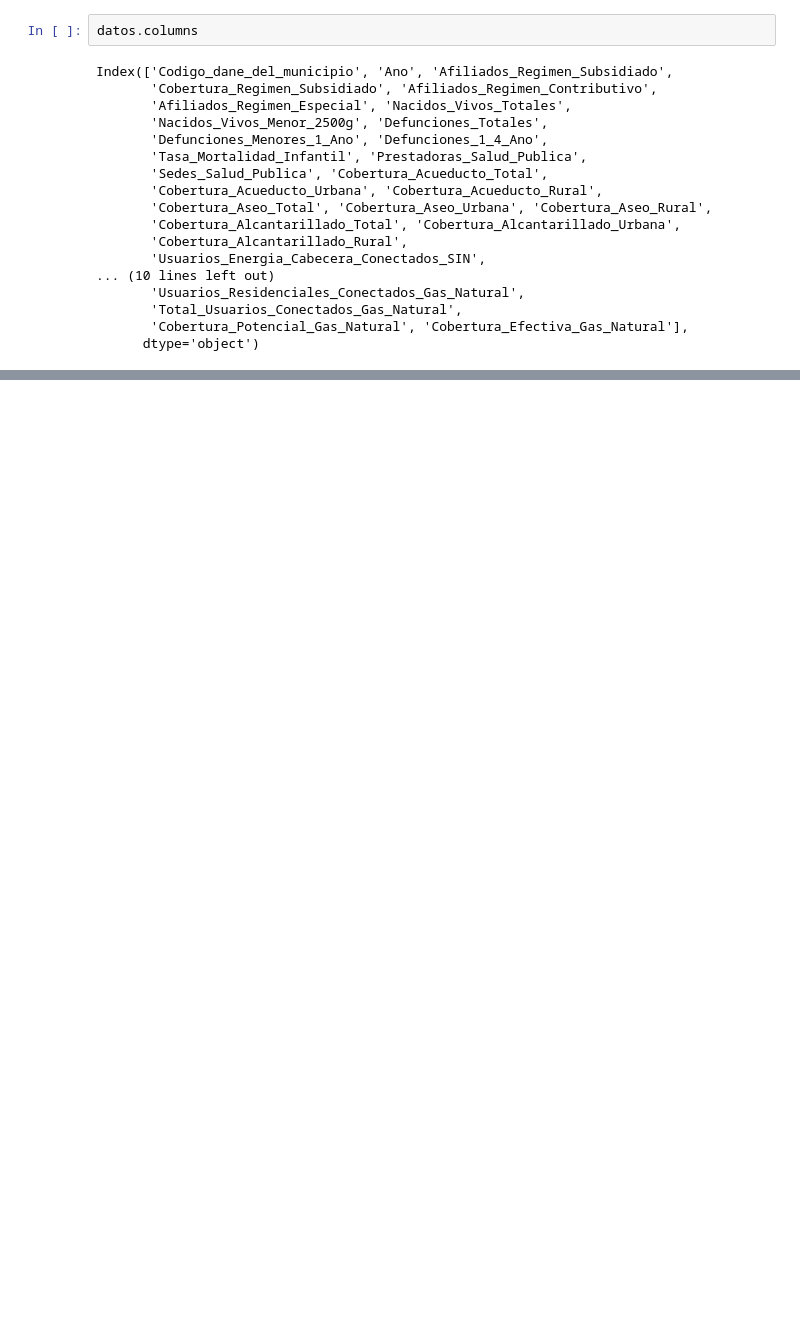
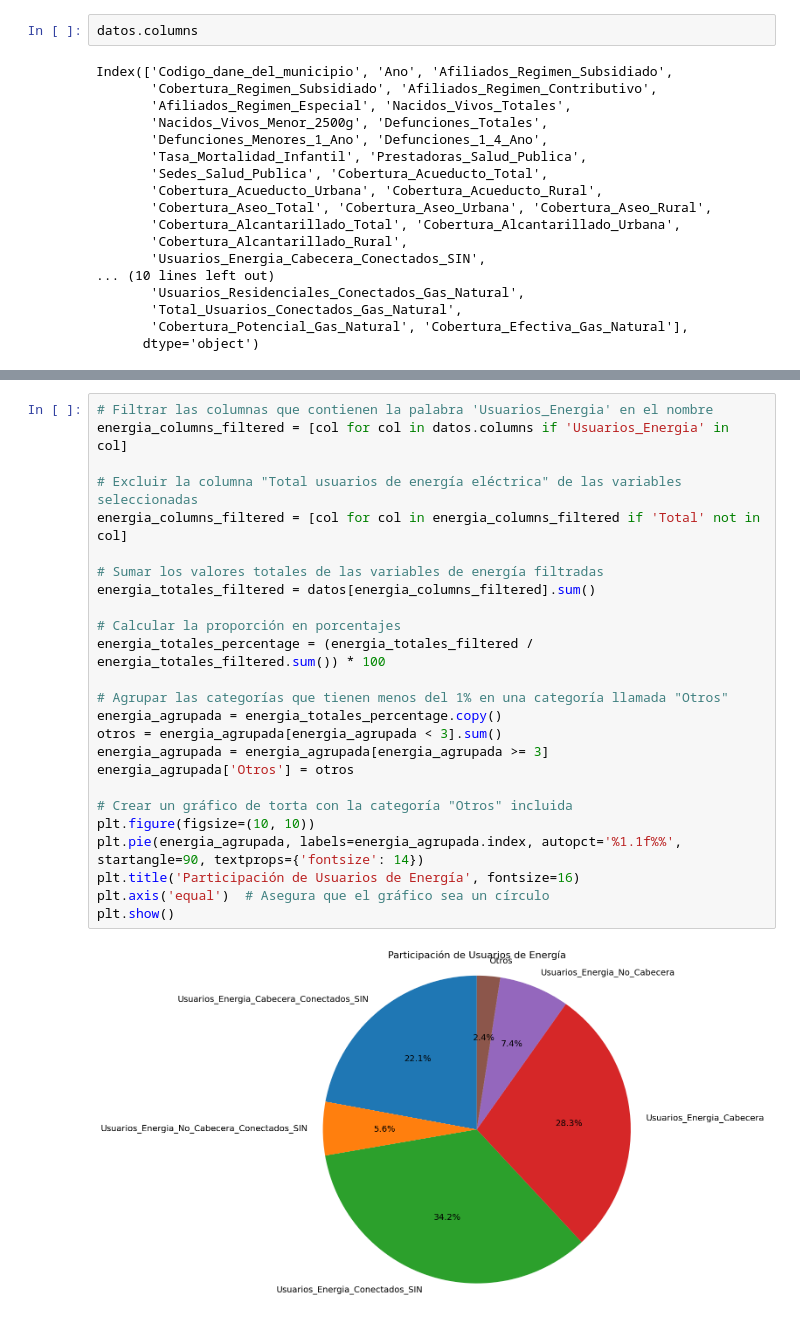
Before and after one commit to camilavald/Proyecto, a Jupyter notebook: scripts/clustering_analysis.ipynb, the cells around one changed output, grey strips where cells are left out. Saved outputs shown, nothing was run; the diff lists cells and outputs as text; blank space fills up the shorter version.

```diff
--- a/scripts/clustering_analysis.ipynb
+++ b/scripts/clustering_analysis.ipynb
@@ -74,0 +126,27 @@ Index(['Codigo_dane_del_municipio', 'Ano', 'Afiliados_Regimen_Subsidiado',
+# %%
+# Filtrar las columnas que contienen la palabra 'Usuarios_Energia' en el nombre
+energia_columns_filtered = [col for col in datos.columns if 'Usuarios_Energia' in col]
+
+# Excluir la columna "Total usuarios de energía eléctrica" de las variables seleccionadas
+energia_columns_filtered = [col for col in energia_columns_filtered if 'Total' not in col]
+
+# Sumar los valores totales de las variables de energía filtradas
+energia_totales_filtered = datos[energia_columns_filtered].sum()
+
+# Calcular la proporción en porcentajes
+energia_totales_percentage = (energia_totales_filtered / energia_totales_filtered.sum()) * 100
+
+# Agrupar las categorías que tienen menos del 1% en una categoría llamada "Otros"
+energia_agrupada = energia_totales_percentage.copy()
+otros = energia_agrupada[energia_agrupada < 3].sum()
+energia_agrupada = energia_agrupada[energia_agrupada >= 3]
+energia_agrupada['Otros'] = otros
+
+# Crear un gráfico de torta con la categoría "Otros" incluida
+plt.figure(figsize=(10, 10))
+plt.pie(energia_agrupada, labels=energia_agrupada.index, autopct='%1.1f%%', startangle=90, textprops={'fontsize': 14})
+plt.title('Participación de Usuarios de Energía', fontsize=16)
+plt.axis('equal')  # Asegura que el gráfico sea un círculo
+plt.show()
+# %% [output]
+[figure, added]
```
Also changed, not shown: parts of 18 cells of this notebook, 23 other files.
